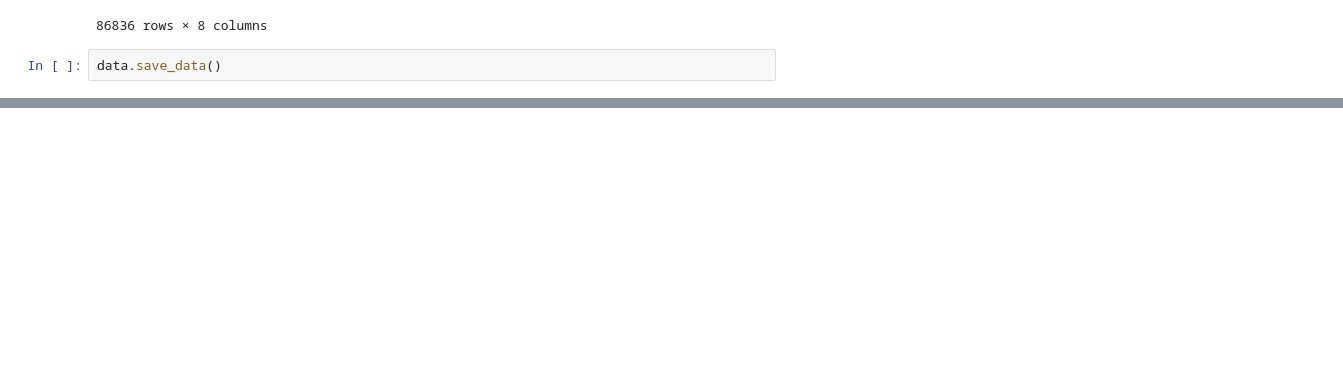
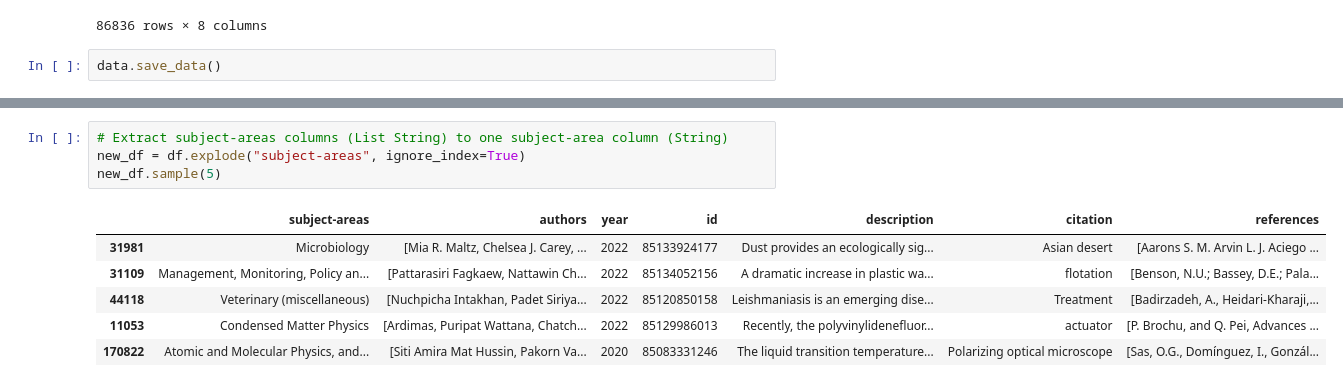
Before and after one commit to Pongsaky/dsde-project, a Jupyter notebook: prepare_data.ipynb, the cells around one changed output, grey strips where cells are left out. Drawn from its saved outputs; the diff is of its cells as text; blank space fills up the shorter version.

```diff
--- a/prepare_data.ipynb
+++ b/prepare_data.ipynb
@@ -178,0 +195,11 @@ data.save_data()
+# %%
+# Extract subject-areas columns (List String) to one subject-area column (String)
+new_df = df.explode("subject-areas", ignore_index=True)
+new_df.sample(5)
+# %% [output]
+|  | subject-areas | authors | year | id | description | citation | references |
+| 31981 | Microbiology | [Mia R. Maltz, Chelsea J. Carey, ... | 2022 | 85133924177 | Dust provides an ecologically sig... | Asian desert | [Aarons S. M. Arvin L. J. Aciego ... |
+| 31109 | Management, Monitoring, Policy an... | [Pattarasiri Fagkaew, Nattawin Ch... | 2022 | 85134052156 | A dramatic increase in plastic wa... | flotation | [Benson, N.U.; Bassey, D.E.; Pala... |
+| 44118 | Veterinary (miscellaneous) | [Nuchpicha Intakhan, Padet Siriya... | 2022 | 85120850158 | Leishmaniasis is an emerging dise... | Treatment | [Badirzadeh, A., Heidari-Kharaji,... |
+| 11053 | Condensed Matter Physics | [Ardimas, Puripat Wattana, Chatch... | 2022 | 85129986013 | Recently, the polyvinylidenefluor... | actuator | [P. Brochu, and Q. Pei, Advances ... |
+| 170822 | Atomic and Molecular Physics, and... | [Siti Amira Mat Hussin, Pakorn Va... | 2020 | 85083331246 | The liquid transition temperature... | Polarizing optical microscope | [Sas, O.G., Domínguez, I., Gonzál... |
```
Also changed, not shown: parts of 6 cells of this notebook, 2 other files.
